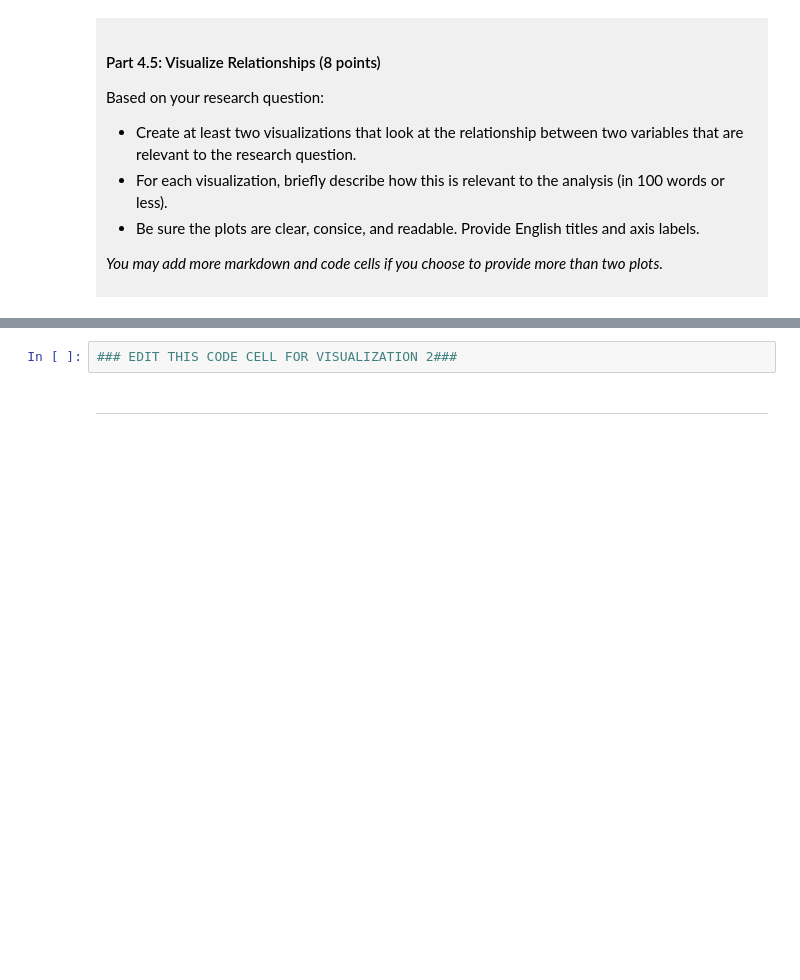
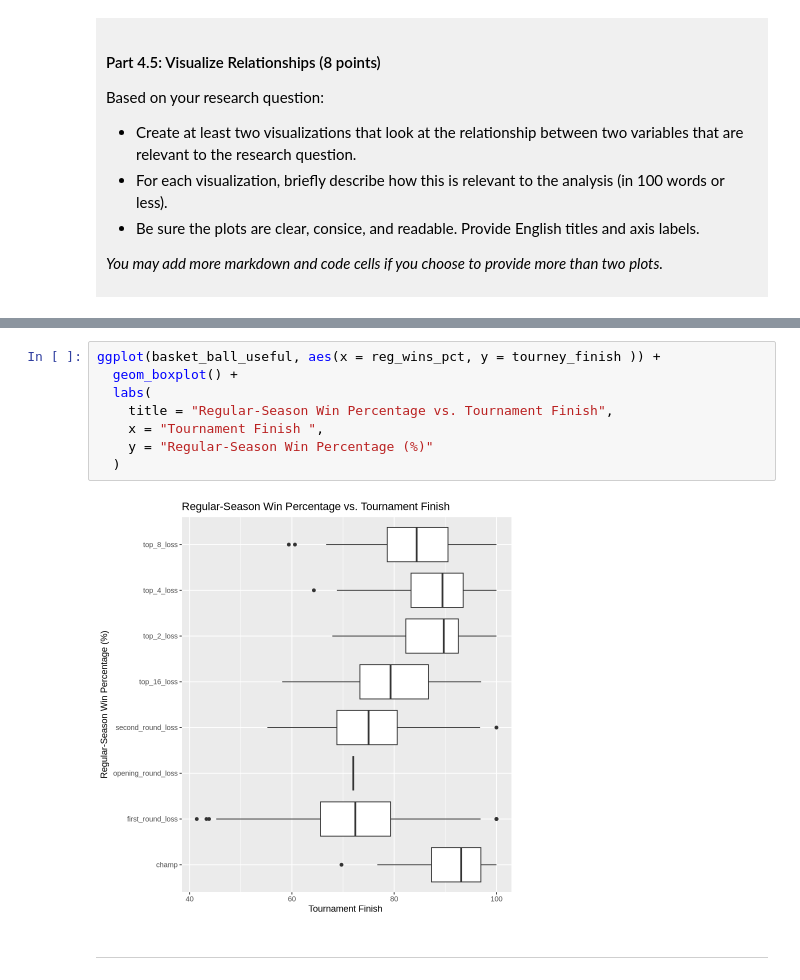
Before and after one commit to sebcud01/dsci-100-project-sebastian-cudmore, a Jupyter notebook: dsci-100-project-notebook.ipynb, the cells around one changed output, grey strips where cells are left out. Cells and saved outputs as stored; diff of their text form; blank space fills up the shorter version.

```diff
--- a/dsci-100-project-notebook.ipynb
+++ b/dsci-100-project-notebook.ipynb
@@ -318,5 +390,13 @@ Visualization 2: %%% EDIT THIS MARKDOWN CELL%%%
 # %%
-### EDIT THIS CODE CELL FOR VISUALIZATION 2###
+ggplot(basket_ball_useful, aes(x = reg_wins_pct, y = tourney_finish )) +
+  geom_boxplot() +
+  labs(
+    title = "Regular-Season Win Percentage vs. Tournament Finish",
+    x = "Tournament Finish ",
+    y = "Regular-Season Win Percentage (%)"
+  )
+# %% [output]
+[figure, added]
 # %% [markdown]
 ------
 # %% [markdown]
```
Also changed, not shown: parts of 8 cells of this notebook.
